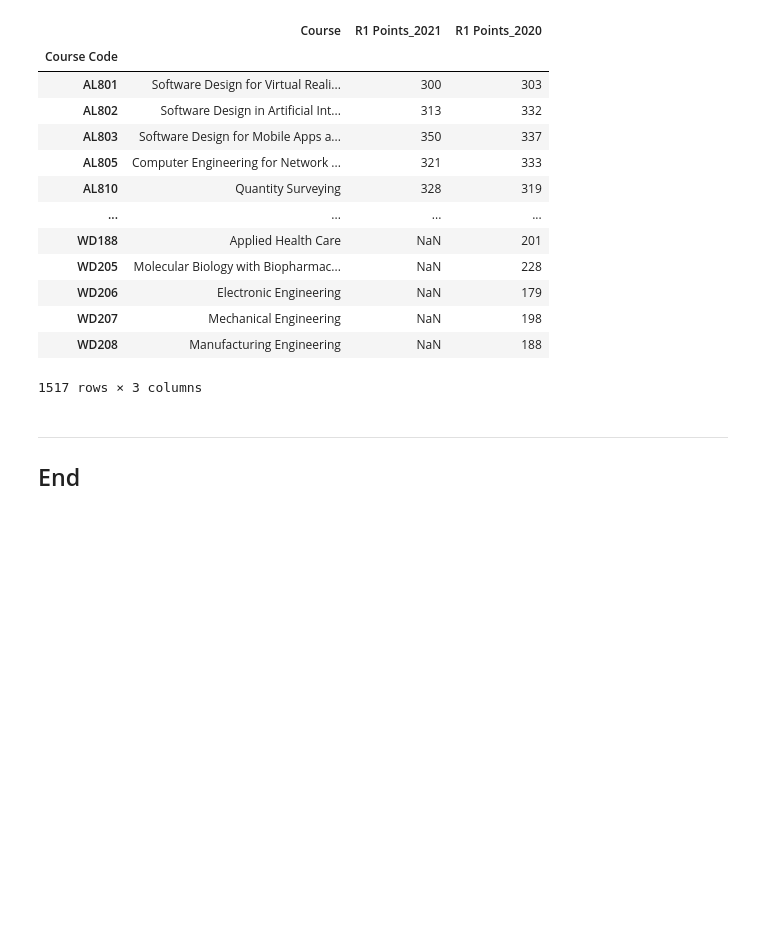
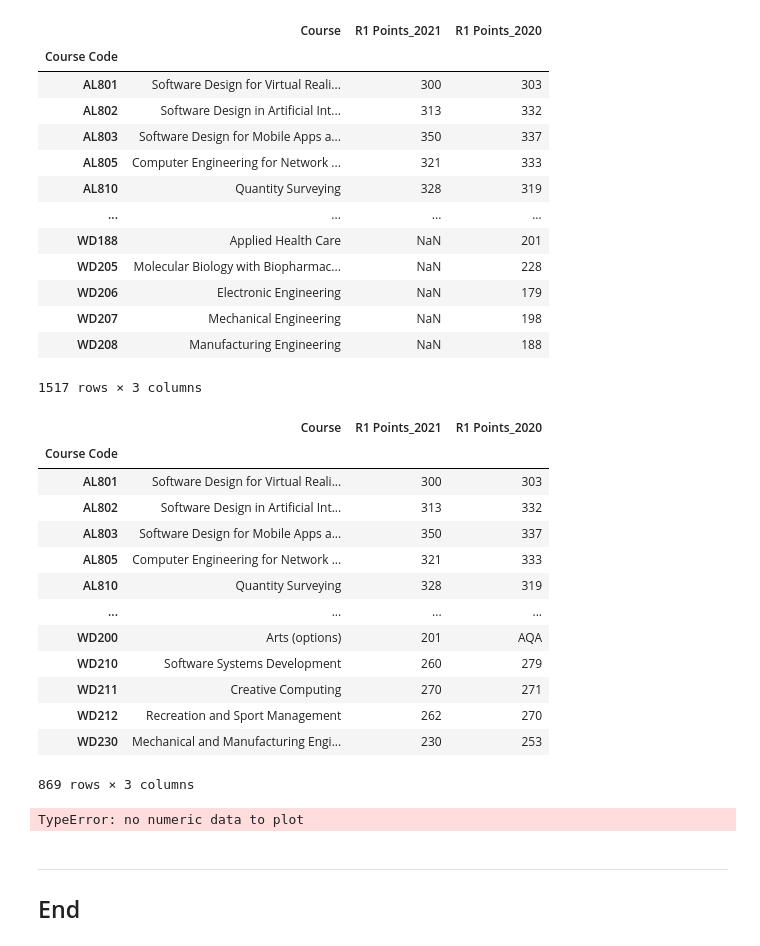
Before and after one commit to G00398275/FODA2021, a Jupyter notebook: cao.ipynb, the cells around one changed output. Cells and saved outputs as stored; diff of their text form; code cells hidden in the pictures; blank space fills up the shorter version.

```diff
--- a/cao.ipynb
+++ b/cao.ipynb
@@ -582,6 +582,28 @@ allcourses
 | WD207 | Mechanical Engineering | NaN | 198 |
 | WD208 | Manufacturing Engineering | NaN | 188 |
 1517 rows × 3 columns
+# %%
+allcourses2 = allcourses.dropna()
+allcourses2
+# %% [output]
+|  | Course | R1 Points_2021 | R1 Points_2020 |
+| Course Code |  |  |  |
+| AL801 | Software Design for Virtual Reali... | 300 | 303 |
+| AL802 | Software Design in Artificial Int... | 313 | 332 |
+| AL803 | Software Design for Mobile Apps a... | 350 | 337 |
+| AL805 | Computer Engineering for Network ... | 321 | 333 |
+| AL810 | Quantity Surveying | 328 | 319 |
+| ... | ... | ... | ... |
+| WD200 | Arts (options) | 201 | AQA |
+| WD210 | Software Systems Development | 260 | 279 |
+| WD211 | Creative Computing | 270 | 271 |
+| WD212 | Recreation and Sport Management | 262 | 270 |
+| WD230 | Mechanical and Manufacturing Engi... | 230 | 253 |
+869 rows × 3 columns
+# %%
+allcourses2.plot(kind='bar',x='Co',y='R1 Points_2021')
+# %% [output]
+TypeError: no numeric data to plot
 # %% [markdown]
 ***
 ## End
```
Also changed, not shown: parts of 1 cell of this notebook, 6 other files.
